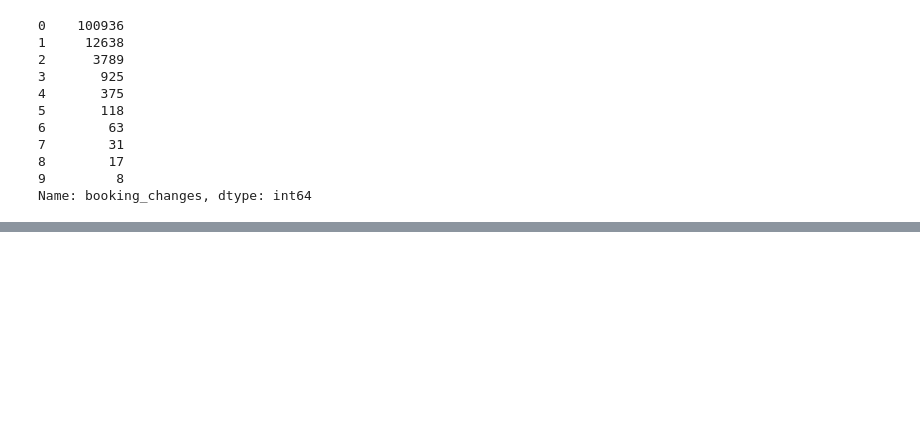
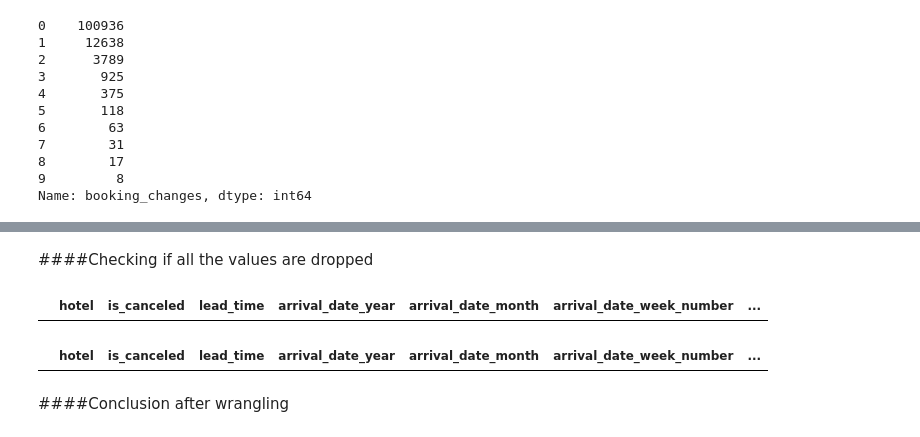
Before and after one commit to snehahampapura/Hotel-Booking-Analysis, a Jupyter notebook: Hotel_Booking_Analysis_Capstone_Project.ipynb, the cells around one changed output, grey strips where cells are left out. Cells and saved outputs as stored; diff of their text form; code cells hidden in the pictures; blank space fills up the shorter version.

```diff
--- a/Hotel_Booking_Analysis_Capstone_Project.ipynb
+++ b/Hotel_Booking_Analysis_Capstone_Project.ipynb
@@ -417,0 +559,2 @@ Name: booking_changes, dtype: int64
+# %%
+irrelavent_total_members = list(df[df['Total_members']==0].index)  #Find the index where the total members column is 0
@@ -417,0 +565,2 @@ Name: booking_changes, dtype: int64
+# %%
+df.drop(irrelavent_total_members,axis=0,inplace=True)
@@ -417,0 +587,12 @@ Name: booking_changes, dtype: int64
+# %% [markdown]
+####Checking if all the values are dropped
+# %%
+df[df['adr']<0]
+# %% [output]
+|  | hotel | is_canceled | lead_time | arrival_date_year | arrival_date_month | arrival_date_week_number | ... |
+# %%
+df[df['Total_members']==0]
+# %% [output]
+|  | hotel | is_canceled | lead_time | arrival_date_year | arrival_date_month | arrival_date_week_number | ... |
+# %% [markdown]
+####Conclusion after wrangling
```
Also changed, not shown: parts of 30 cells of this notebook.
